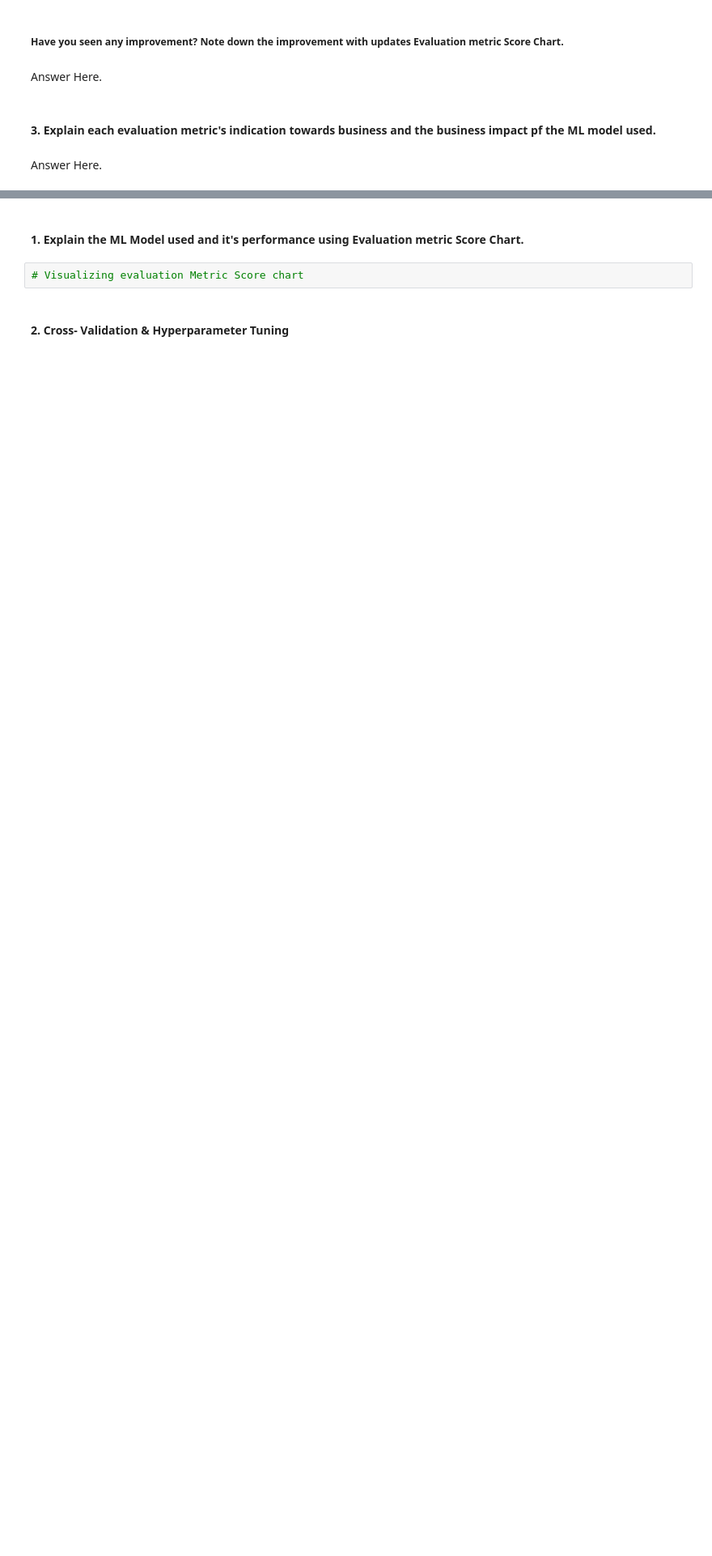
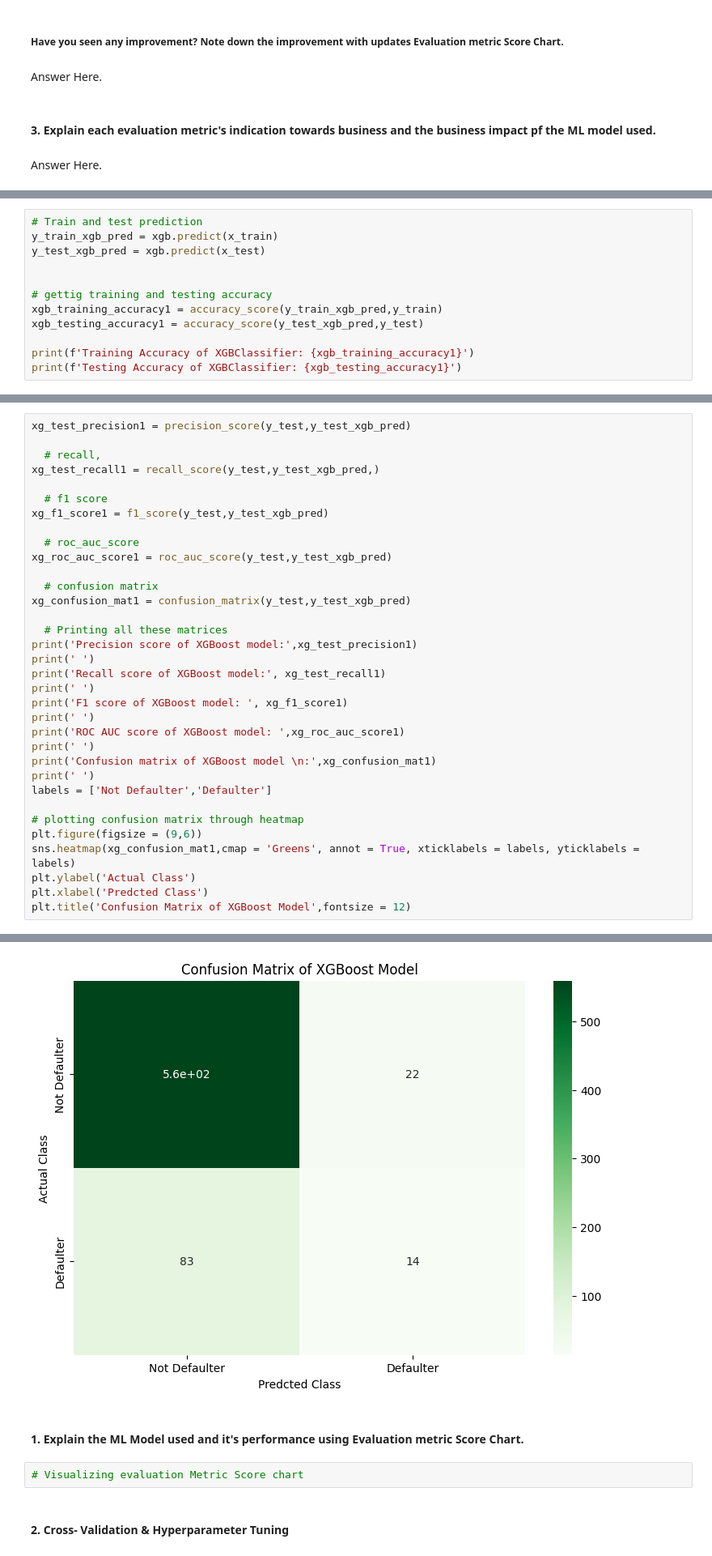
Before and after one commit to akshat-diwan/Classification_Project, a Jupyter notebook: Cardiovascular_Risk_Prediction.ipynb, the cells around one changed output, grey strips where cells are left out. Shown at 81% size. Drawn from its saved outputs; the diff is of its cells as text; blank space fills up the shorter version.

```diff
--- a/Cardiovascular_Risk_Prediction.ipynb
+++ b/Cardiovascular_Risk_Prediction.ipynb
@@ -1259,0 +1468,12 @@ Answer Here.
+# %%
+# Train and test prediction
+y_train_xgb_pred = xgb.predict(x_train)
+y_test_xgb_pred = xgb.predict(x_test)
+
+
+# gettig training and testing accuracy
+xgb_training_accuracy1 = accuracy_score(y_train_xgb_pred,y_train)
+xgb_testing_accuracy1 = accuracy_score(y_test_xgb_pred,y_test)
+
+print(f'Training Accuracy of XGBClassifier: {xgb_training_accuracy1}')
+print(f'Testing Accuracy of XGBClassifier: {xgb_testing_accuracy1}')
@@ -1259,0 +1483,35 @@ Answer Here.
+# %%
+xg_test_precision1 = precision_score(y_test,y_test_xgb_pred)
+
+  # recall,
+xg_test_recall1 = recall_score(y_test,y_test_xgb_pred,)
+
+  # f1 score
+xg_f1_score1 = f1_score(y_test,y_test_xgb_pred)
+
+  # roc_auc_score
+xg_roc_auc_score1 = roc_auc_score(y_test,y_test_xgb_pred)
+
+  # confusion matrix
+xg_confusion_mat1 = confusion_matrix(y_test,y_test_xgb_pred)
+
+  # Printing all these matrices
+print('Precision score of XGBoost model:',xg_test_precision1)
+print(' ')
+print('Recall score of XGBoost model:', xg_test_recall1)
+print(' ')
+print('F1 score of XGBoost model: ', xg_f1_score1)
+print(' ')
+print('ROC AUC score of XGBoost model: ',xg_roc_auc_score1)
+print(' ')
+print('Confusion matrix of XGBoost model \n:',xg_confusion_mat1)
+print(' ')
+labels = ['Not Defaulter','Defaulter']
+
+# plotting confusion matrix through heatmap
+plt.figure(figsize = (9,6))
+sns.heatmap(xg_confusion_mat1,cmap = 'Greens', annot = True, xticklabels = labels, yticklabels = labels)
+plt.ylabel('Actual Class')
+plt.xlabel('Predcted Class')
+plt.title('Confusion Matrix of XGBoost Model',fontsize = 12)
+# %% [output]
@@ -1260,3 +1530,4 @@ Answer Here.
+[figure, added]
 # %% [markdown]
 #### 1. Explain the ML Model used and it's performance using Evaluation metric Score Chart.
 # %%
```
Also changed, not shown: parts of 28 cells of this notebook.
